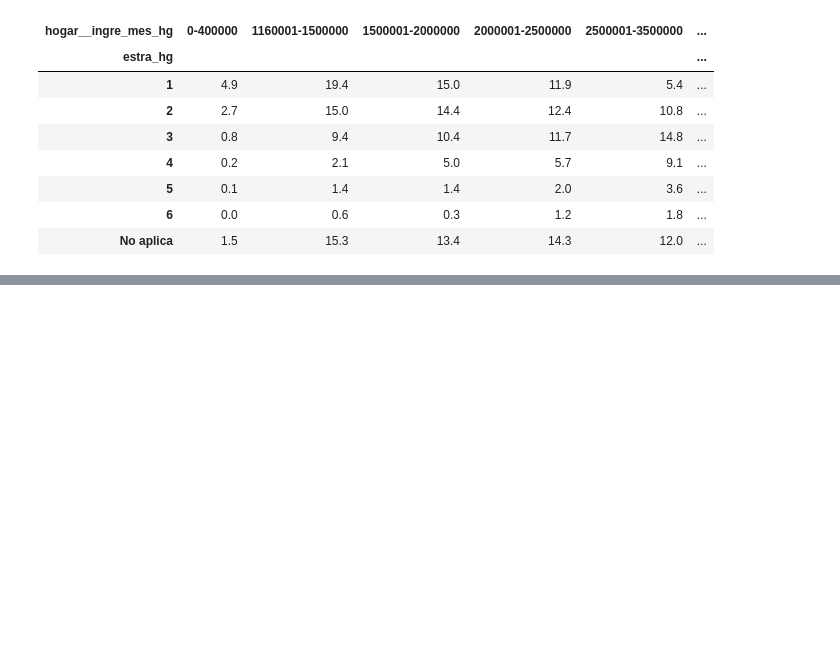
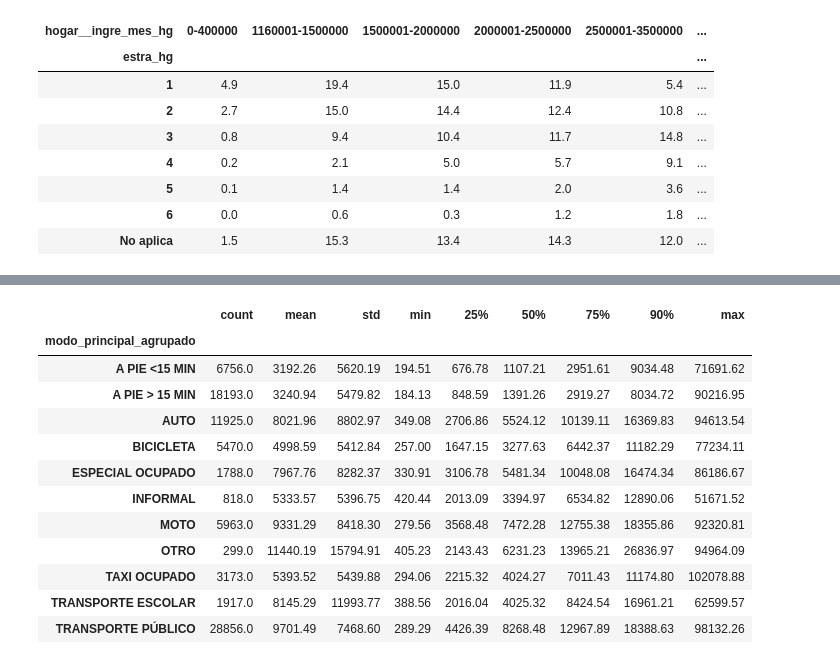
Before and after one commit to jaagarciamu/508_Project_mode_choice, a Jupyter notebook: notebooks/05_EDA.ipynb, the cells around one changed output, grey strips where cells are left out. Saved outputs shown, nothing was run; the diff lists cells and outputs as text; code cells hidden in the pictures; blank space fills up the shorter version.

```diff
--- a/notebooks/05_EDA.ipynb
+++ b/notebooks/05_EDA.ipynb
@@ -3077,0 +3821,29 @@ Una precaución importante: ingreso, estrato y registros vehiculares están rela
+# %%
+# Distance distribution by travel mode, excluding zero distances
+
+positive_distance_by_mode = (
+    df_model.loc[
+        df_model["zat_centroid_distance_m"] > 0
+    ]
+    .groupby("modo_principal_agrupado")["zat_centroid_distance_m"]
+    .describe(
+        percentiles=[0.25, 0.50, 0.75, 0.90]
+    )
+    .round(2)
+)
+
+display(positive_distance_by_mode)
+# %% [output]
+|  | count | mean | std | min | 25% | 50% | 75% | 90% | max |
+| modo_principal_agrupado |  |  |  |  |  |  |  |  |  |
+| A PIE <15 MIN | 6756.0 | 3192.26 | 5620.19 | 194.51 | 676.78 | 1107.21 | 2951.61 | 9034.48 | 71691.62 |
+| A PIE > 15 MIN | 18193.0 | 3240.94 | 5479.82 | 184.13 | 848.59 | 1391.26 | 2919.27 | 8034.72 | 90216.95 |
+| AUTO | 11925.0 | 8021.96 | 8802.97 | 349.08 | 2706.86 | 5524.12 | 10139.11 | 16369.83 | 94613.54 |
+| BICICLETA | 5470.0 | 4998.59 | 5412.84 | 257.00 | 1647.15 | 3277.63 | 6442.37 | 11182.29 | 77234.11 |
+| ESPECIAL OCUPADO | 1788.0 | 7967.76 | 8282.37 | 330.91 | 3106.78 | 5481.34 | 10048.08 | 16474.34 | 86186.67 |
+| INFORMAL | 818.0 | 5333.57 | 5396.75 | 420.44 | 2013.09 | 3394.97 | 6534.82 | 12890.06 | 51671.52 |
+| MOTO | 5963.0 | 9331.29 | 8418.30 | 279.56 | 3568.48 | 7472.28 | 12755.38 | 18355.86 | 92320.81 |
+| OTRO | 299.0 | 11440.19 | 15794.91 | 405.23 | 2143.43 | 6231.23 | 13965.21 | 26836.97 | 94964.09 |
+| TAXI OCUPADO | 3173.0 | 5393.52 | 5439.88 | 294.06 | 2215.32 | 4024.27 | 7011.43 | 11174.80 | 102078.88 |
+| TRANSPORTE ESCOLAR | 1917.0 | 8145.29 | 11993.77 | 388.56 | 2016.04 | 4025.32 | 8424.54 | 16961.21 | 62599.57 |
+| TRANSPORTE PÚBLICO | 28856.0 | 9701.49 | 7468.60 | 289.29 | 4426.39 | 8268.48 | 12967.89 | 18388.63 | 98132.26 |
```
Also changed, not shown: parts of 52 cells of this notebook, 3 other files.
